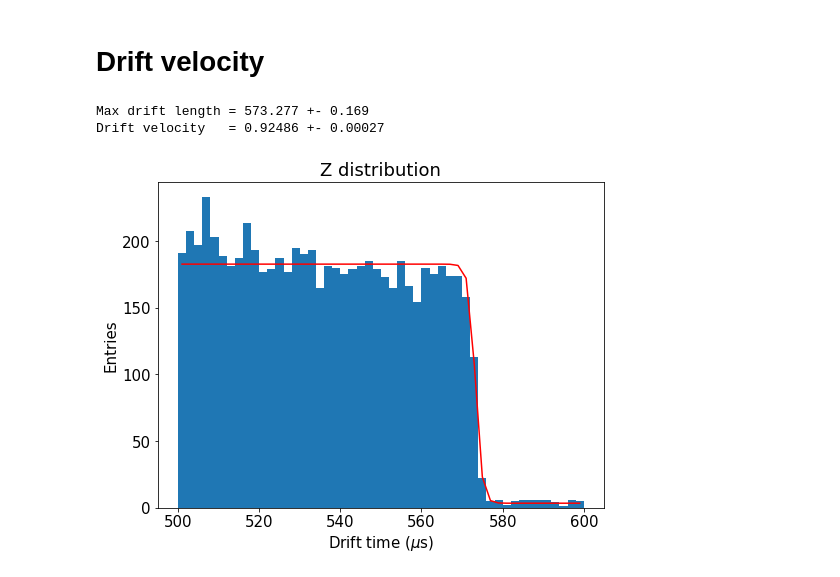
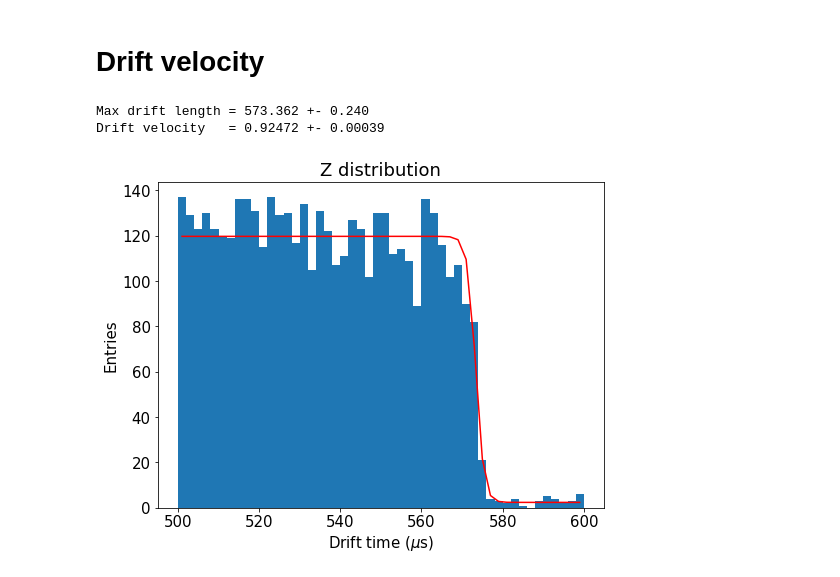
Before and after one commit to bpalmeiro/ICARO, a Jupyter notebook: icaro/Lifetime_monitoring/Kr_lifetime.ipynb, the cells around one changed output. Drawn from its saved outputs; the diff is of its cells as text; code cells hidden in the pictures.

```diff
--- a/icaro/Lifetime_monitoring/Kr_lifetime.ipynb
+++ b/icaro/Lifetime_monitoring/Kr_lifetime.ipynb
@@ -1,7 +1,7 @@
 # %% [markdown]
 # Notebook configuration
 # %%
-run_number    = 5863
+run_number    = 5919
 save_plots    = True
 plots_format  = "pdf"
 outputfolder  = "plots/{}/".format(run_number)
@@ -16,12 +16,12 @@ Rrange        =     0, max(XYrange)
 Erange_raw    =   3e3, 15e3
 
 E0guess       = 13e3
-Ltguess       = 1000
+Ltguess       = 2200
 R_fiducial    = 50
 Z_fiducial    = 10 , 570
 Zrange_DV     = 500, 600
 nslices       = 20
-nStimeprofile = 1800
+nStimeprofile = 3600
 # %%
 import os
 import glob
@@ -231,21 +274,23 @@ save("LifetimevsDate")
 # %%
 data = fid
 y, x, _ = hist(data.Z, 50, Zrange_DV)
 
 sigmoid  = lambda x, A, B, C, D: A/(1 + np.exp(-C*(x-B))) + D
 seed     = np.max(y), np.mean(Zrange_DV), np.diff(Zrange_DV)[0]/100, np.min(y)
 f        = fitf.fit(sigmoid, x, y, seed, sigma=poisson_sigma(y), fit_range=Zrange_DV)
 
-dv   = 530.2/f.values[1]
-u_dv =  dv/f.values[1] * f.errors[1]
+dt_mean   = f.values[1]
+edt_mean  = f.errors[1]
+dv_mean   = 530.2/f.values[1]
+u_dv_mean =  dv_mean/f.values[1] * f.errors[1]
 
 plt.plot(x, f.fn(x), fitOpt)
 
 labels("Drift time ($\mu$s)", "Entries", "Z distribution")
 print("Max drift length = {:.3f} +- {:.3f}".format(f.values[1], f.errors[1]))
-print("Drift velocity   = {:.5f} +- {:.5f}".format(dv, u_dv))
+print("Drift velocity   = {:.5f} +- {:.5f}".format(dv_mean, u_dv_mean))
 save("Drift_velocity")
 # %% [output]
-Max drift length = 573.277 +- 0.169
-Drift velocity   = 0.92486 +- 0.00027
+Max drift length = 573.362 +- 0.240
+Drift velocity   = 0.92472 +- 0.00039
-[figure, old version]
+[figure, new version]
```
Also changed, not shown: parts of 7 cells of this notebook.
